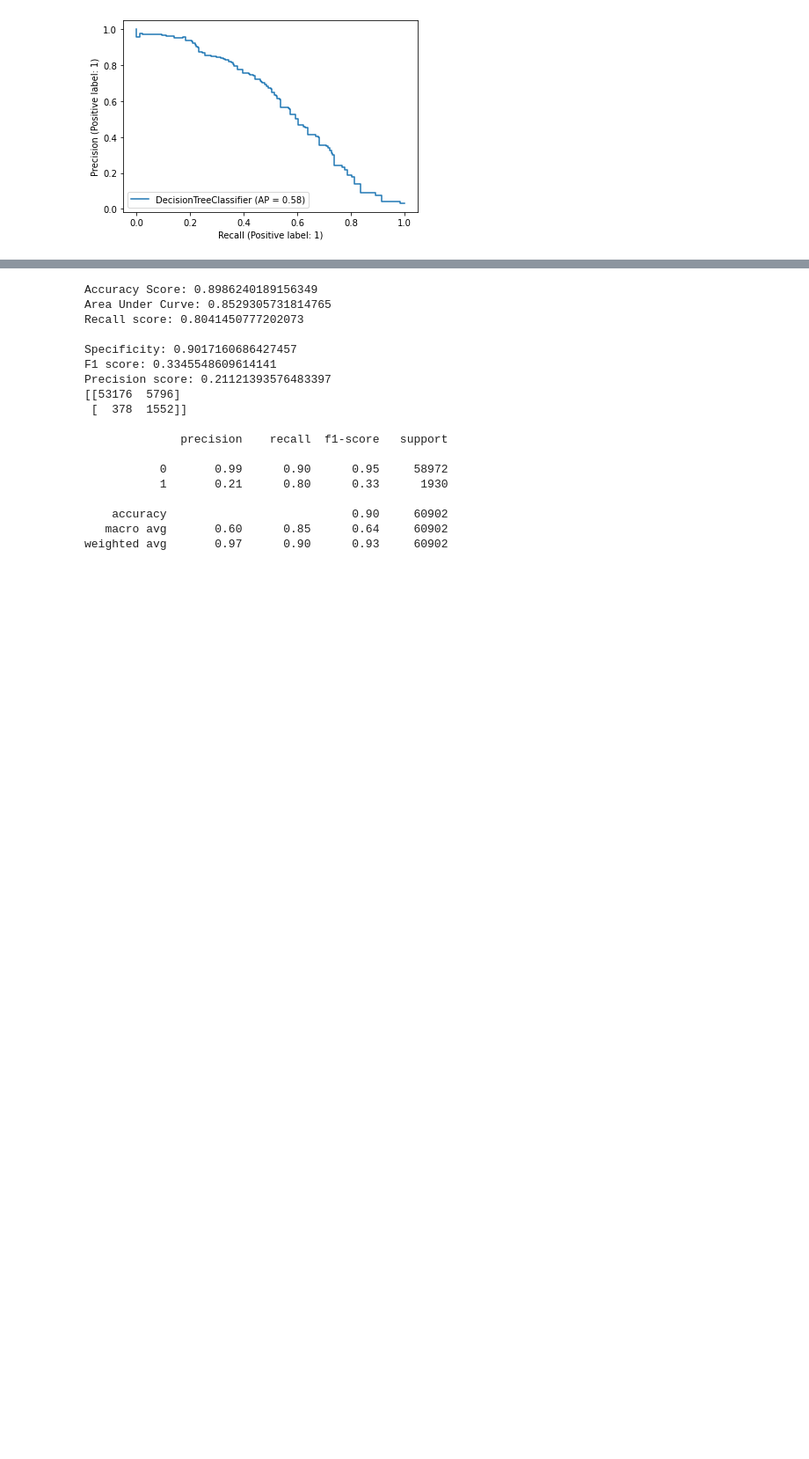
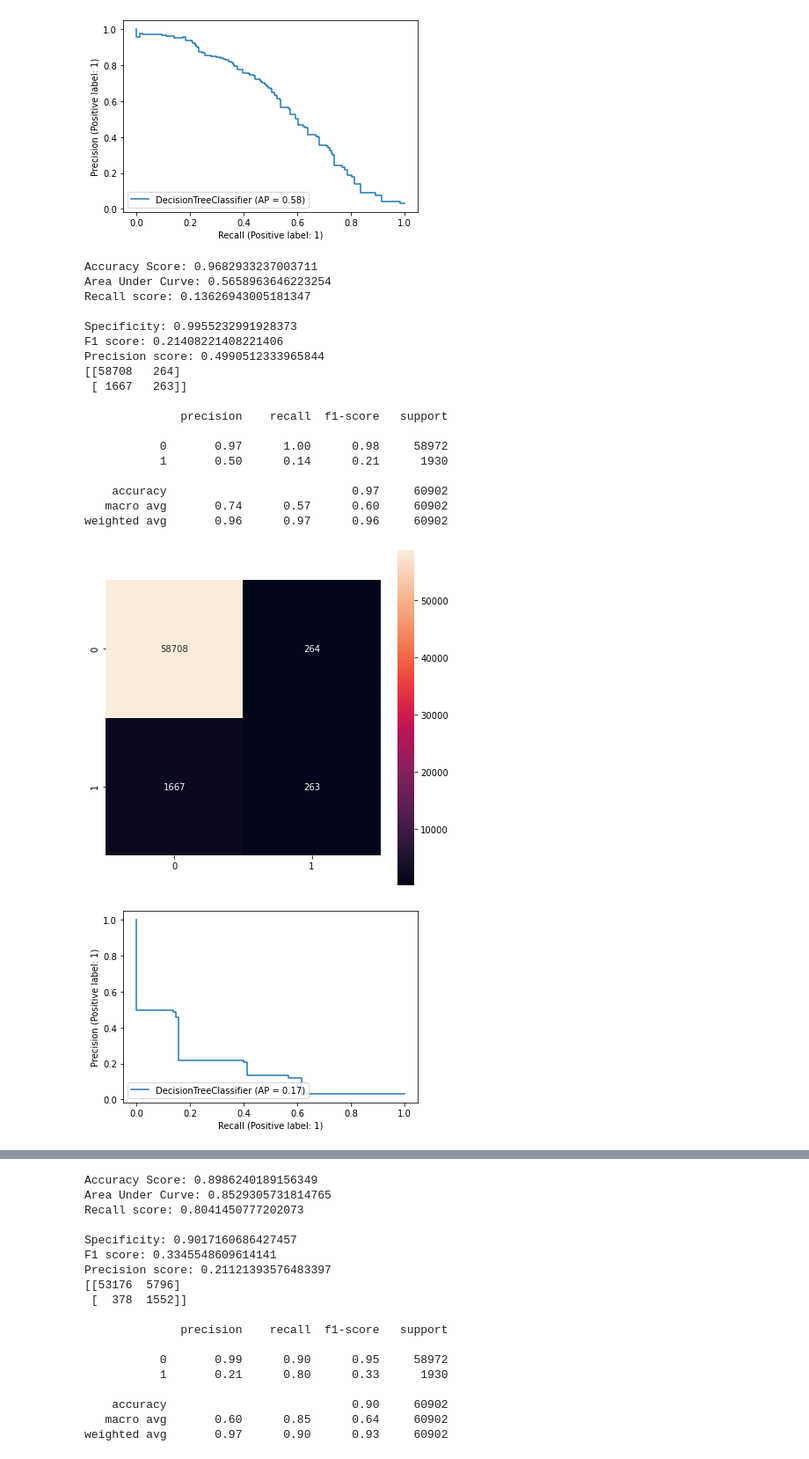
Before and after one commit to JavierAlvarezBenito/Python-imdea, a Jupyter notebook: CS_Function.ipynb, the cells around one changed output, grey strips where cells are left out. Shown at 88% size. Cells and saved outputs as stored; diff of their text form; code cells hidden in the pictures; blank space fills up the shorter version.

```diff
--- a/CS_Function.ipynb
+++ b/CS_Function.ipynb
@@ -132,3 +164,39 @@ def decision_tree(iso2,list_join,number):
     plt.show()
 
     plot_precision_recall_curve(my_model, preprocessing(iso2,number)[0], y_test)
+# %%
+def decision_tree_israel(iso2,list_join,number):
+
+    max_depth = np.arange(1, 10)
+    min_samples_leaf = [50,100,200]
+    param_grid = { 'criterion':['gini','entropy'],'max_depth': max_depth,'min_samples_leaf': min_samples_leaf}
+
+    dtree_model=tree.DecisionTreeClassifier()
+    dtree_model = GridSearchCV(dtree_model, param_grid,scoring='f1')
+    dtree_model=dtree_model.fit(preprocessing_cv_israel(iso2,list_join)[0], preprocessing_cv_israel(iso2,list_join)[1])
+
+    my_model = dtree_model.best_estimator_
+    my_tree=my_model.fit(preprocessing_cv_israel(iso2,list_join)[0], preprocessing_cv_israel(iso2,list_join)[1])
+
+    y_pred = my_model.predict(preprocessing_israel(iso2,number)[0])
+
+    y_test = preprocessing_israel(iso2,number)[1]
+
+    print(f'Accuracy Score: {accuracy_score(y_test,y_pred)}')
+    print(f'Area Under Curve: {roc_auc_score(y_test, y_pred)}')
+    print(f'Recall score: {recall_score(y_test,y_pred)}')
+    print("")
+    matrix = confusion_matrix(y_test, y_pred)
+    tn, fp, fn, tp = confusion_matrix(y_test, y_pred).ravel()
+
+    print('Specificity:', tn/(tn+fp))
+    print(f'F1 score: {f1_score(y_test,y_pred)}')
+    print(f'Precision score: {precision_score(y_test,y_pred)}')
+    print(matrix)
+    print("")
+    print(classification_report(y_test, y_pred))
+    plt.figure(figsize=(7,7))
+    sns.heatmap(matrix,annot=True, square = True, fmt='g')
+    plt.show()
+
+    plot_precision_recall_curve(my_model, preprocessing_israel(iso2,number)[0], y_test)
@@ -155,3 +259,26 @@ Precision score: 0.753690036900369
 weighted avg       0.97      0.98      0.97     60902
 [figure]
 [figure]
+# %%
+decision_tree_israel('DE',[1,2,3,4],5)
+# %% [output]
+Accuracy Score: 0.9682933237003711
+Area Under Curve: 0.5658963646223254
+Recall score: 0.13626943005181347
+
+Specificity: 0.9955232991928373
+F1 score: 0.21408221408221406
+Precision score: 0.4990512333965844
+[[58708   264]
+ [ 1667   263]]
+
+              precision    recall  f1-score   support
+
+           0       0.97      1.00      0.98     58972
+           1       0.50      0.14      0.21      1930
+
+    accuracy                           0.97     60902
+   macro avg       0.74      0.57      0.60     60902
+weighted avg       0.96      0.97      0.96     60902
+[figure, added]
+[figure, added]
```
Also changed, not shown: parts of 10 cells of this notebook.
